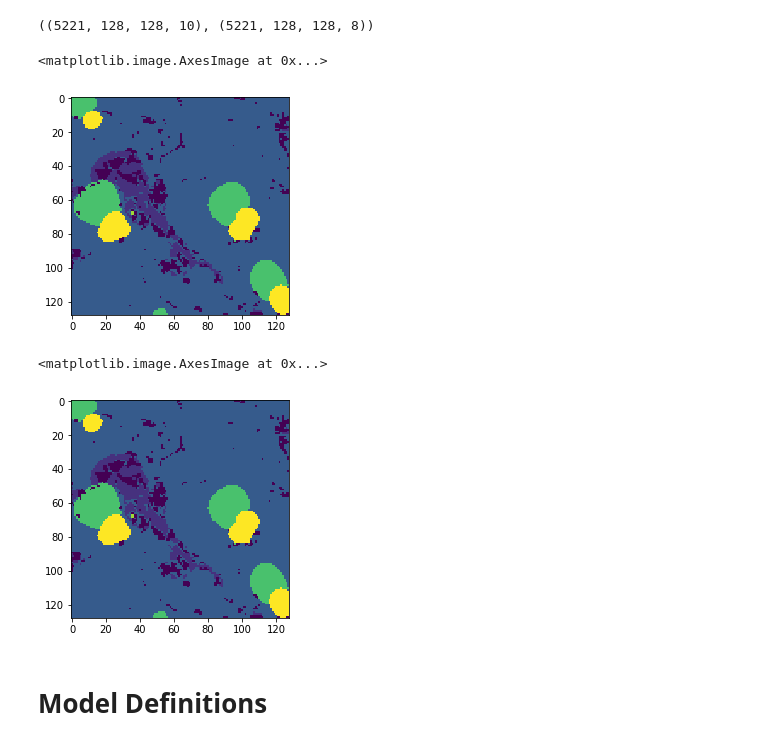
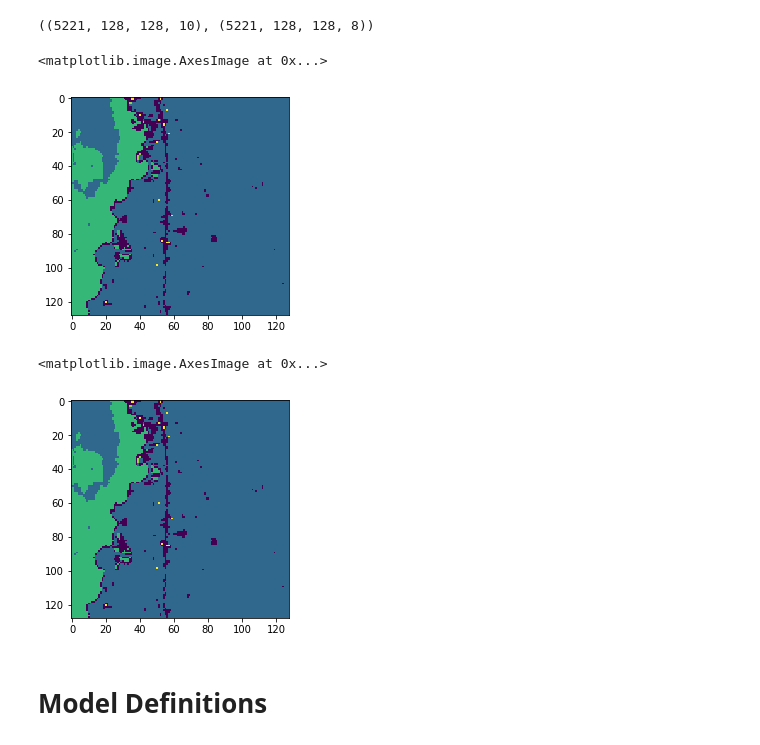
Before and after one commit to PrinceJavier/datos_segmentation, a Jupyter notebook: datos.model_train.ipynb, the cells around one changed output. Saved outputs shown, nothing was run; the diff lists cells and outputs as text; code cells hidden in the pictures.

```diff
--- a/datos.model_train.ipynb
+++ b/datos.model_train.ipynb
@@ -218,15 +233,15 @@ def compress_label(matrix):
 
     return new_array
 # %%
-plt.imshow(labels_final0[3])
+plt.imshow(labels_final0[20])
 # %% [output]
 <matplotlib.image.AxesImage at 0x...>
-[figure, old version]
+[figure, new version]
 # %%
-plt.imshow(compress_label(labels_final[3]))
+plt.imshow(compress_label(labels_final[20]))
 # %% [output]
 <matplotlib.image.AxesImage at 0x...>
-[figure, old version]
+[figure, new version]
 # %% [markdown]
 # Model Definitions
 # %%
```
Also changed, not shown: parts of 15 cells of this notebook, 1 other file.
